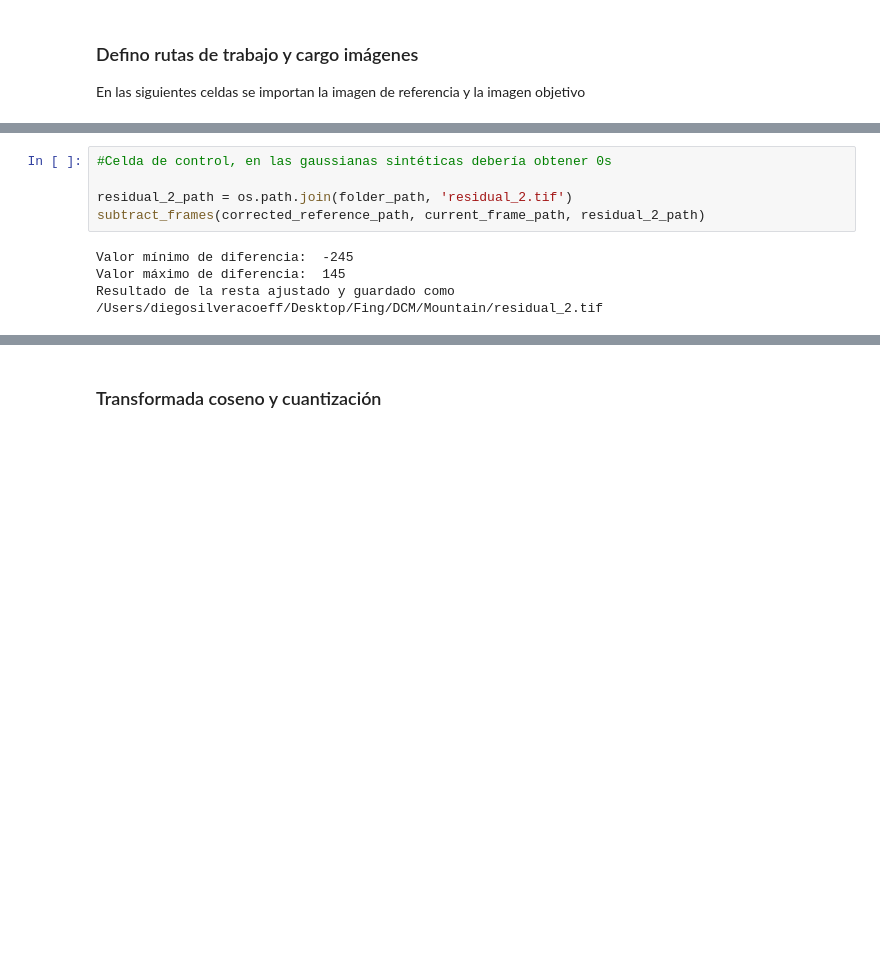
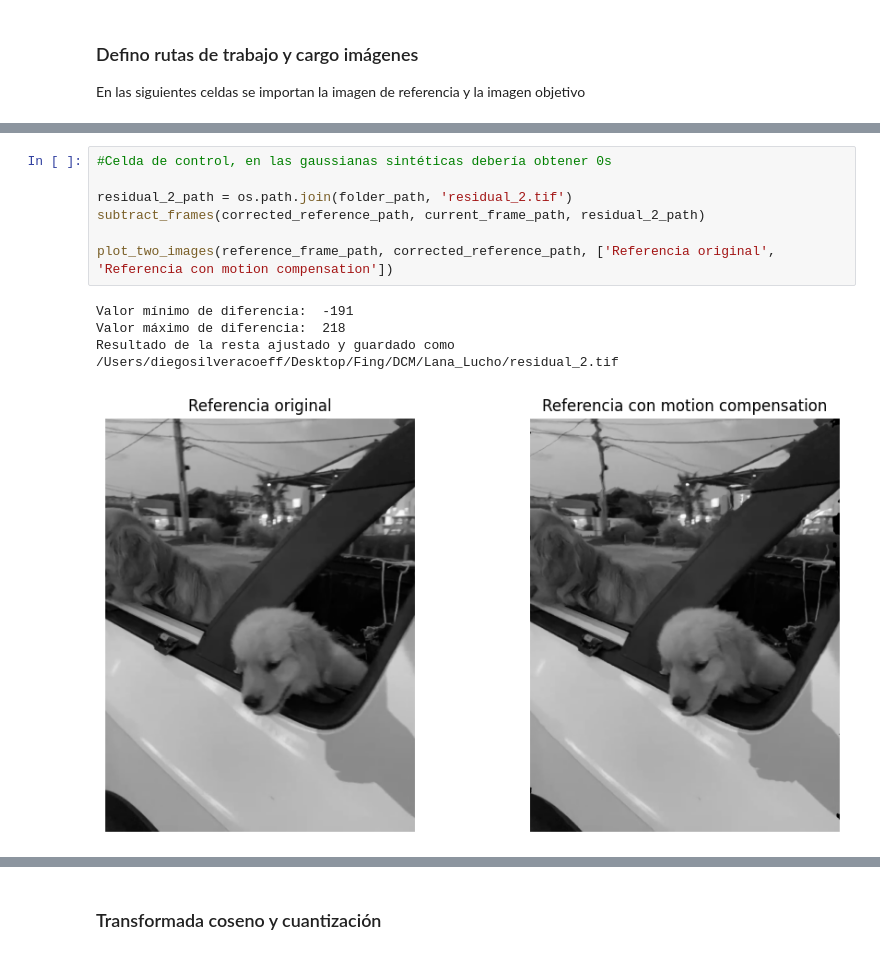
Before and after one commit to DiegoSC13/DCM_proyect, a Jupyter notebook: scripts/encoder.ipynb, the cells around one changed output, grey strips where cells are left out. Drawn from its saved outputs; the diff is of its cells as text; blank space fills up the shorter version.

```diff
--- a/scripts/encoder.ipynb
+++ b/scripts/encoder.ipynb
@@ -55,12 +87,15 @@ motion_compensation_2(reference_frame_path, current_frame_path, flow_x_path, flo
 # %%
 #Celda de control, en las gaussianas sintéticas debería obtener 0s
 
 residual_2_path = os.path.join(folder_path, 'residual_2.tif')
 subtract_frames(corrected_reference_path, current_frame_path, residual_2_path)
+
+plot_two_images(reference_frame_path, corrected_reference_path, ['Referencia original', 'Referencia con motion compensation'])
 # %% [output]
-Valor mínimo de diferencia:  -245
-Valor máximo de diferencia:  145
-Resultado de la resta ajustado y guardado como /Users/diegosilveracoeff/Desktop/Fing/DCM/Mountain/residual_2.tif
+Valor mínimo de diferencia:  -191
+Valor máximo de diferencia:  218
+Resultado de la resta ajustado y guardado como /Users/diegosilveracoeff/Desktop/Fing/DCM/Lana_Lucho/residual_2.tif
+[figure, added]
 # %%
 #Celda de control, la energía del residual que se calculó teniendo en cuentra
 #el motion_compensation debe ser menor.
```
Also changed, not shown: parts of 10 cells of this notebook, 2 other files.
